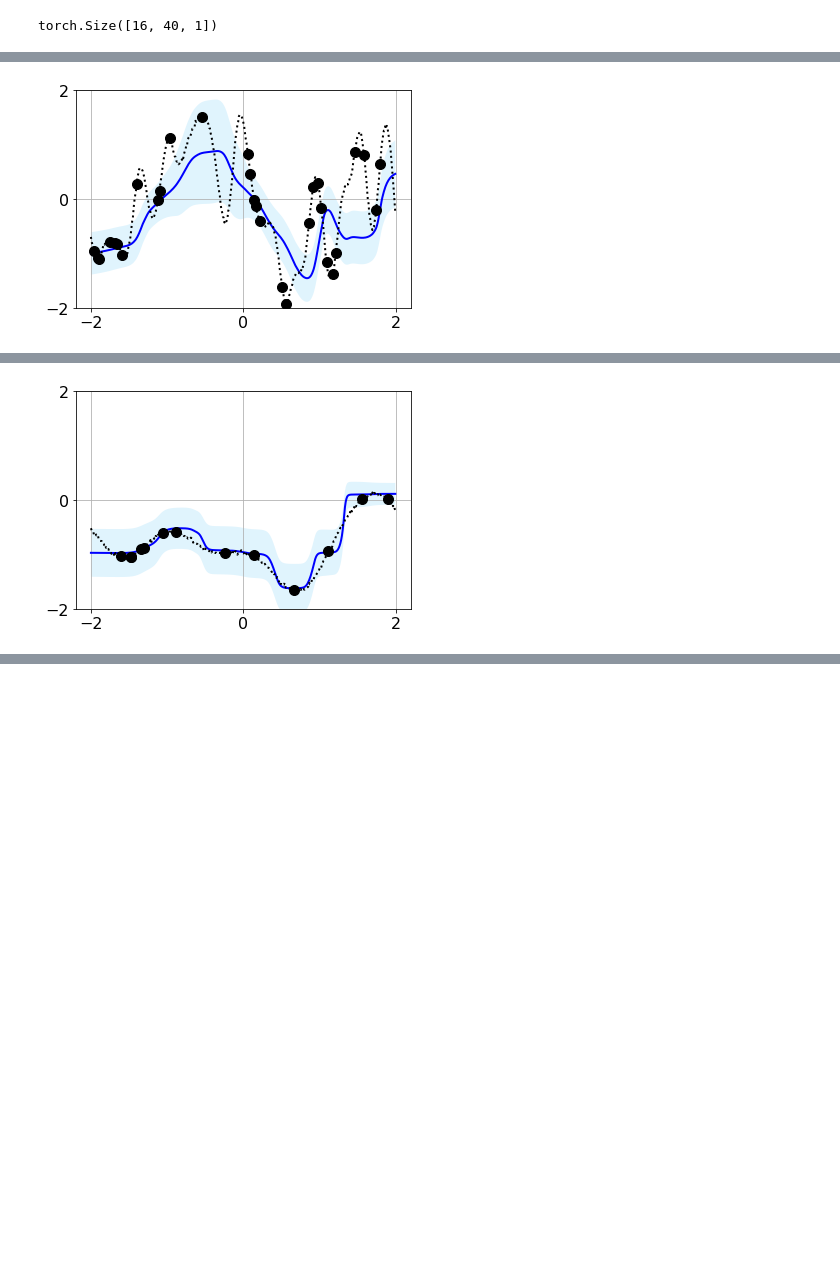
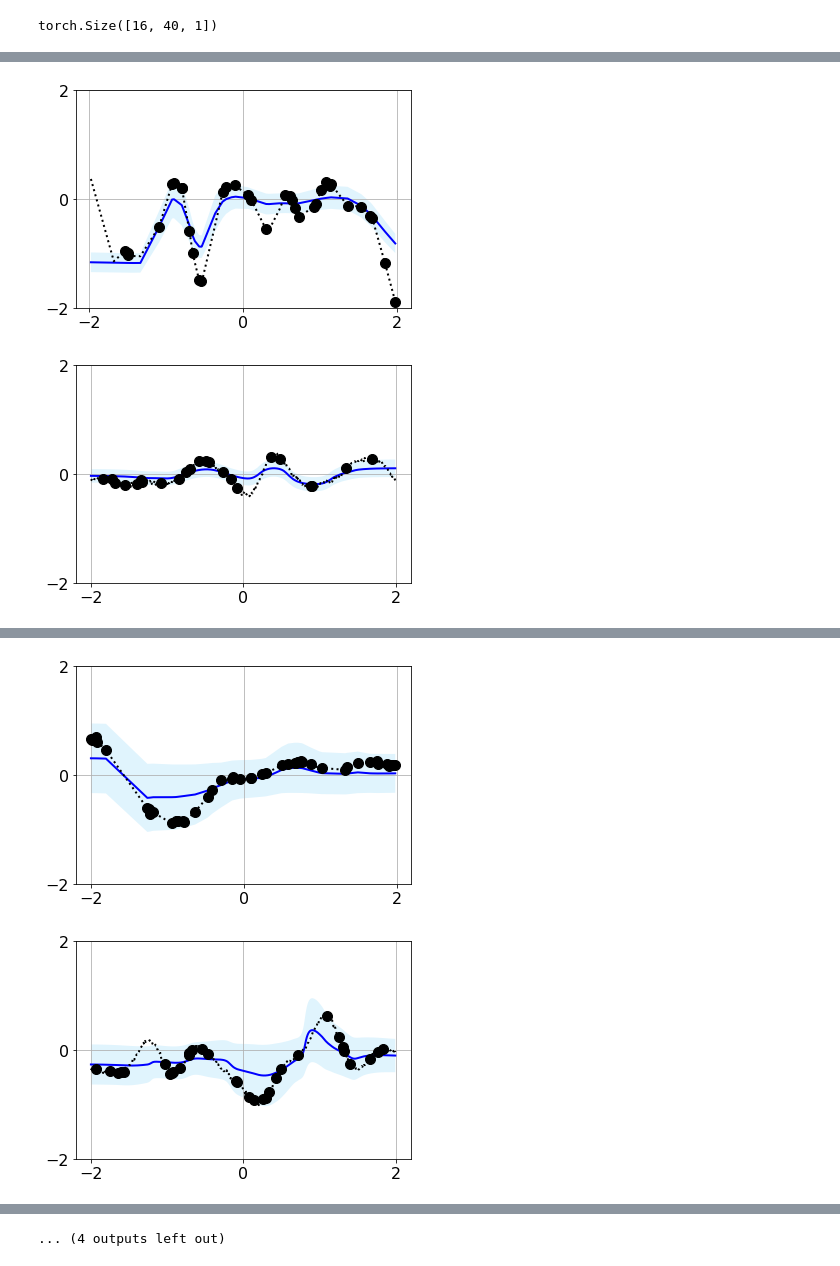
Before and after one commit to MJHutchinson/neural-processes, a Jupyter notebook: notebooks/hz.ipynb, the cells around one changed output, grey strips where cells are left out. Saved outputs shown, nothing was run; the diff lists cells and outputs as text; code cells hidden in the pictures; blank space fills up the shorter version.

Commit message:
change indices

```diff
--- a/notebooks/hz.ipynb
+++ b/notebooks/hz.ipynb
@@ -172,0 +152,2 @@ EPOCHS = 1000
+# %%
+test, x_context_sorted_indices = x_context.sort(1)
@@ -179,31 +200,37 @@ for epoch in range(EPOCHS):
     dataset_train = RBFGPCurvesReader(
     batch_size=16, max_num_context=MAX_CONTEXT_POINTS, random_kernel_parameters=random_kernel_parameters)
     data_train = dataset_train.generate_curves()
     x_context = data_train.query[0][0].contiguous()
+    x_context, x_context_sorted_indices = x_context.sort(1)
     y_context = data_train.query[0][1].contiguous()
+    y_context = torch.gather(y_context, 1, x_context_sorted_indices)
     x_target = data_train.query[1].contiguous()
+    x_target, x_target_sorted_indices = x_target.sort(1)
     y_target = data_train.target_y.contiguous()
+    y_target = torch.gather(y_target, 1, x_target_sorted_indices)
     optimizer.zero_grad()
 
     y_target_mu, y_target_sigma, log_pred, kl_target_context, loss = anp.forward(x_context, y_context, x_target, y_target)
     loss.backward()
     optimizer.step()
 
     if (epoch % 100) == 0:
+        plot_functions(x_target, y_target, x_context, y_context, y_target_mu, y_target_sigma)
         data_test = dataset_test.generate_curves()
         x_context = data_test.query[0][0].contiguous()
         y_context = data_test.query[0][1].contiguous()
         x_target = data_test.query[1].contiguous()
         y_target = data_test.target_y.contiguous()
         y_target_mu, y_target_sigma, _, _, _ = anp.forward(x_context, y_context, x_target, y_target)
 #         plt.scatter(x_target[0].cpu(), y_target_mu[0].cpu().data)
 #         plt.show()
 #         plt.close()
 #         plt.figure()
 #         plt.scatter(x_context[0].cpu(), y_context[0].cpu())
 #         plt.show()
 #         plt.close()
         plot_functions(x_target, y_target, x_context, y_context, y_target_mu, y_target_sigma)
         print(f'log_pred: {log_pred.sum()}, kl_target_context: {kl_target_context.sum()}, loss: {loss.sum()}')
 # %% [output]
-[figure, old version]
+[figure, new version]
+[figure, new version]
@@ -211 +238,2 @@ log_pred: -133.4290008544922, kl_target_context: 2.5557221761118853e-06, loss: 0
-[figure, old version]
+[figure, added]
+[figure, added]
@@ -214,3 +247,4 @@ KeyboardInterrupt:
+... (4 outputs left out)
 # %%
 batch_size, num_context_points, y_size = y_context.size()
 _, num_target_points, _ = x_target.size()
```
Also changed, not shown: parts of 16 cells of this notebook, 2 other files.
